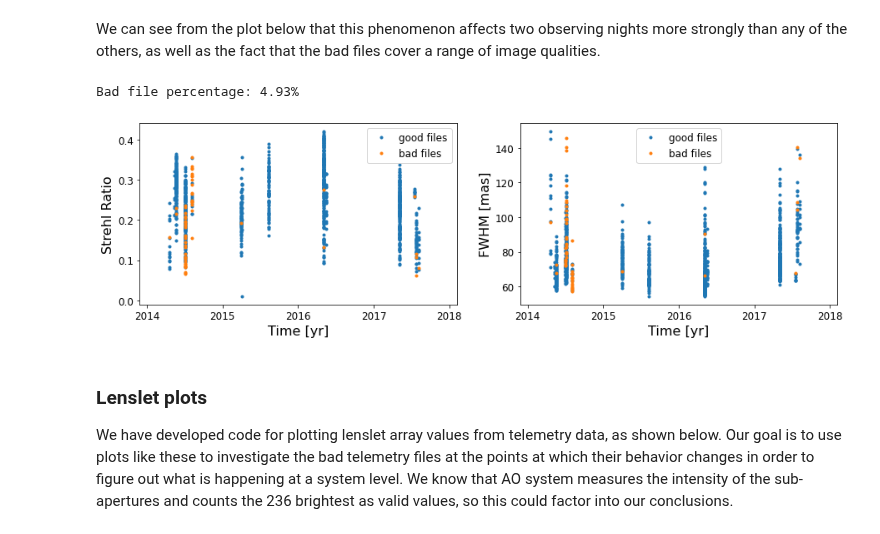
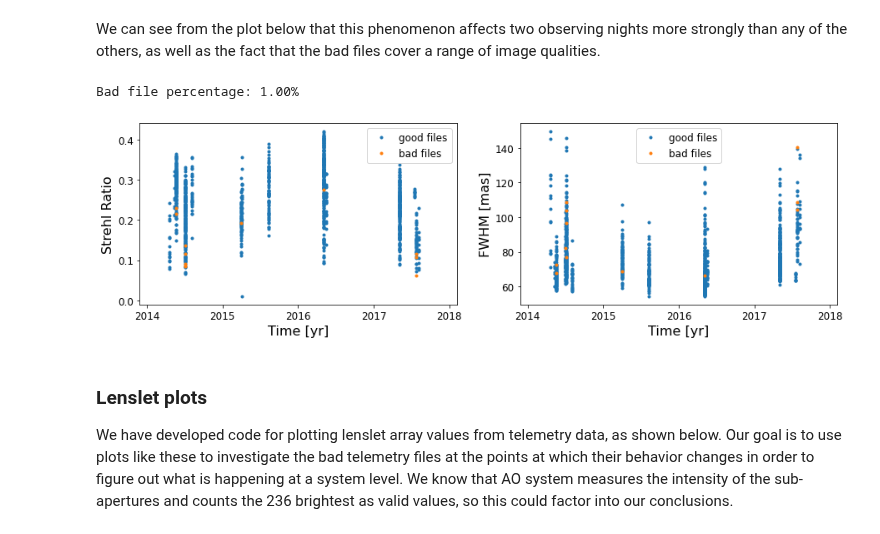
Before and after one commit to eramey16/berkeley_research, a Jupyter notebook: Keck_Performance/AO_Telemetry_2020_Emily.ipynb, the cells around one changed output. Cells and saved outputs as stored; diff of their text form; code cells hidden in the pictures.

```diff
--- a/Keck_Performance/AO_Telemetry_2020_Emily.ipynb
+++ b/Keck_Performance/AO_Telemetry_2020_Emily.ipynb
@@ -46,13 +47,13 @@ This dataset combines 14 years of Galactic Center image data with seeing, weathe
 ![image](https://scontent-atl3-1.xx.fbcdn.net/v/t1.0-9/123168793_10217839290198500_2309566273105995815_o.jpg?_nc_cat=107&ccb=2&_nc_sid=730e14&_nc_ohc=FLIy1AZZhnMAX_eK5go&_nc_ht=scontent-atl3-1.xx&oh=d052202cc31937173dd813819401fdc1&oe=5FC05045)
 # %%
 # Read combined dataset
-data = pd.read_csv(data_file)
-data.columns = [x.lower() for x in data.columns]
-data = data.rename(columns={"rms_mean": "rms_telemetry", "rms_std": "rms_std_telemetry",
+full_data = pd.read_csv(data_file)
+full_data.columns = [x.lower() for x in full_data.columns]
+full_data = full_data.rename(columns={"rms_mean": "rms_telemetry", "rms_std": "rms_std_telemetry",
                            "rms_err": "rms_img_strehl", "lgrmswf": "lb_rms_hdr"}) # Fix rms mix-ups
-year = Time(data.mjd, format='mjd').decimalyear # Add decimal year column
-data['dec_year'] = year
-data.columns
+year = Time(full_data.mjd, format='mjd').decimalyear # Add decimal year column
+full_data['dec_year'] = year
+full_data.columns
 # %% [output]
 Index(['file', 'strehl', 'rms_img_strehl', 'fwhm', 'mjd', 'epoch', 'airmass',
        'itime', 'coadds', 'fwiname', 'az', 'dmgain', 'dtgain', 'xref', 'yref',
@@ -65,10 +66,10 @@ Index(['file', 'strehl', 'rms_img_strehl', 'fwhm', 'mjd', 'epoch', 'airmass',
       dtype='object')
 # %%
 # Clean data and select relevant telemetry columns
-data = data[usecols]
-data = clean_data(data, feature_limits=clean_features, dropna=True)
-print(data.shape)
-list(data.columns)
+data_clean = full_data[usecols]
+data_clean = clean_data(data_clean, feature_limits=clean_features, dropna=True)
+print(data_clean.shape)
+list(data_clean.columns)
 # %% [output]
 (1196, 10)
 ['index',
@@ -186,40 +195,41 @@ plt.show()
 # %% [markdown]
 We can see from the plot below that this phenomenon affects two observing nights more strongly than any of the others, as well as the fact that the bad files cover a range of image qualities.
 # %%
+data = data_clean
 # Filter out bad files
-filter_strength = 200 # [EDIT]
+filter_strength = 500 # [EDIT]
 bad_files = data[data.rms_std_telemetry > filter_strength]
 good_files = data[data.rms_std_telemetry < filter_strength]
 print(f"Bad file percentage: {len(bad_files)/len(data)*100:.2f}%")
 
 # Set up plot
 fig, ax = plt.subplots(1, 2, figsize=(15,4))
 start, end = 2014, 2018.1
 years = np.arange(start, end)
 xrange = [start-.1, end]
 
 # Plot Strehl
 ax[0].plot(good_files.dec_year, good_files.strehl, '.', label='good files')
 ax[0].plot(bad_files.dec_year, bad_files.strehl, '.', label='bad files')
 ax[0].set_xlim(xrange)
 ax[0].set_xticks(years)
 ax[0].set_xlabel("Time [yr]")
 ax[0].set_ylabel("Strehl Ratio")
 ax[0].legend(fontsize=12)
 
 # Plot FWHM
 ax[1].plot(good_files.dec_year, good_files.fwhm, '.', label='good files')
 ax[1].plot(bad_files.dec_year, bad_files.fwhm, '.', label='bad files')
 ax[1].set_xlim(xrange)
 ax[1].set_xticks(years)
 ax[1].set_xlabel("Time [yr]")
 ax[1].set_ylabel("FWHM [mas]")
 ax[1].legend(fontsize=12)
 
 plt.show()
 # %% [output]
-Bad file percentage: 4.93%
+Bad file percentage: 1.00%
-[figure, old version]
+[figure, new version]
 # %% [markdown]
 ### Lenslet plots
 We have developed code for plotting lenslet array values from telemetry data, as shown below. Our goal is to use plots like these to investigate the bad telemetry files at the points at which their behavior changes in order to figure out what is happening at a system level. We know that AO system measures the intensity of the sub-apertures and counts the 236 brightest as valid values, so this could factor into our conclusions.
```
Also changed, not shown: parts of 15 cells of this notebook, 2 other files.
